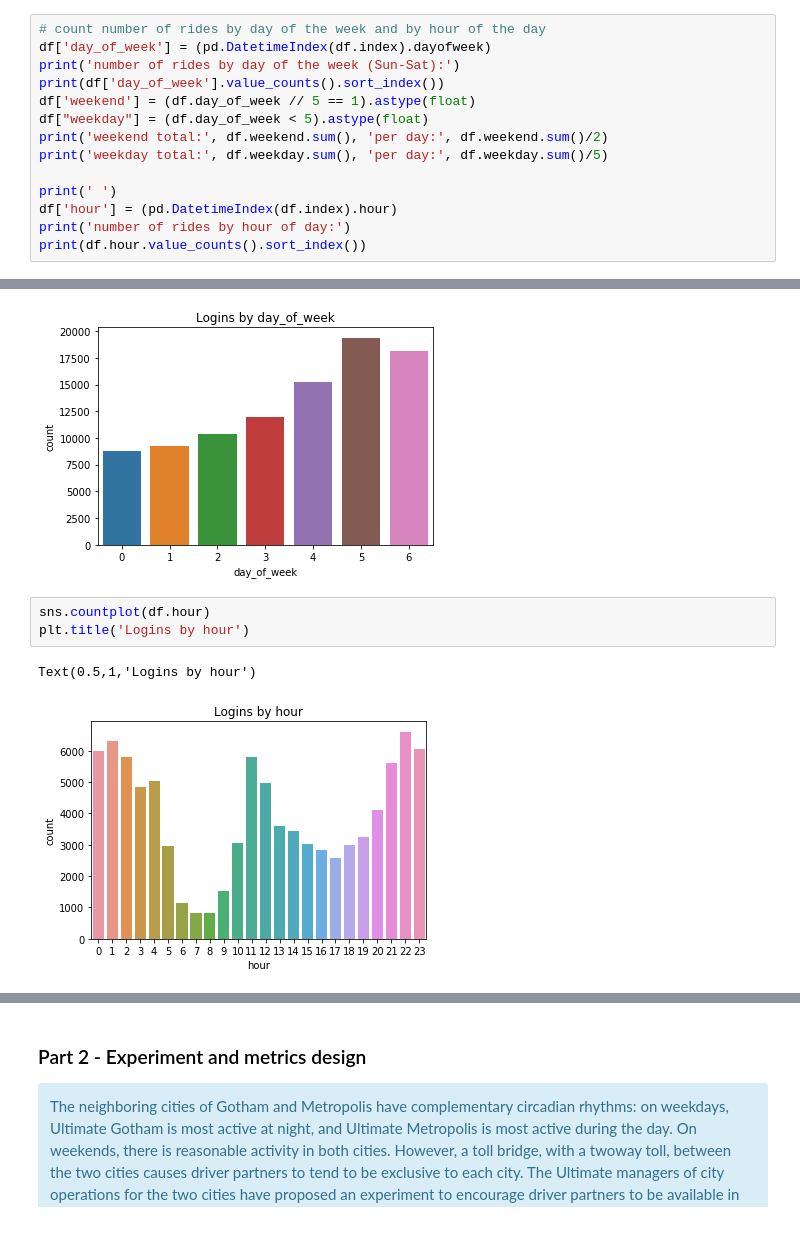
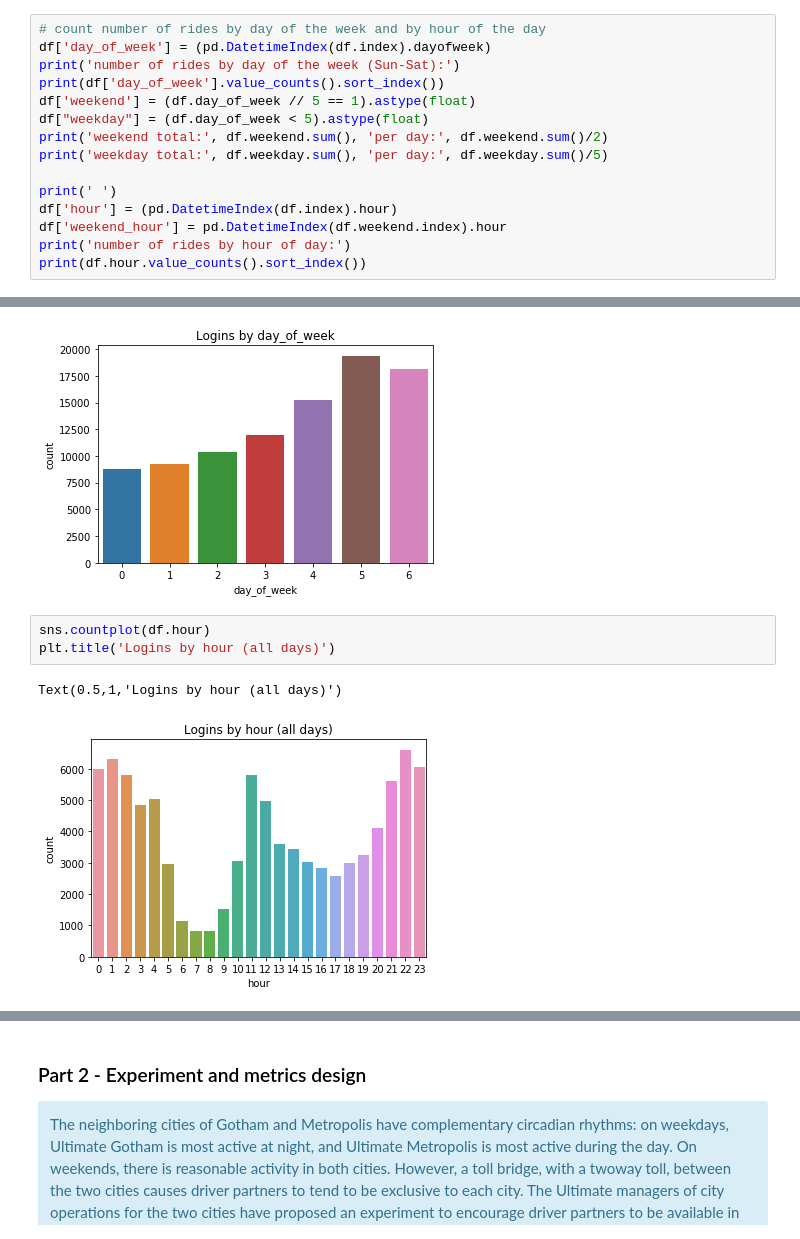
Before and after one commit to misterhappy2/ultimate_challenge, a Jupyter notebook: Interview1.ipynb, the cells around one changed output, grey strips where cells are left out. Cells and saved outputs as stored; diff of their text form.

```diff
--- a/Interview1.ipynb
+++ b/Interview1.ipynb
@@ -118,6 +121,7 @@ print('weekday total:', df.weekday.sum(), 'per day:', df.weekday.sum()/5)
 
 print(' ')
 df['hour'] = (pd.DatetimeIndex(df.index).hour)
+df['weekend_hour'] = pd.DatetimeIndex(df.weekend.index).hour
 print('number of rides by hour of day:')
 print(df.hour.value_counts().sort_index())
 # %% [output]
@@ -146,7 +150,7 @@ Text(0.5,1,'Logins by day_of_week')
 [figure]
 # %%
 sns.countplot(df.hour)
-plt.title('Logins by hour')
+plt.title('Logins by hour (all days)')
 # %% [output]
-Text(0.5,1,'Logins by hour')
+Text(0.5,1,'Logins by hour (all days)')
-[figure, old version]
+[figure, new version]
```
Also changed, not shown: parts of 60 cells of this notebook.
